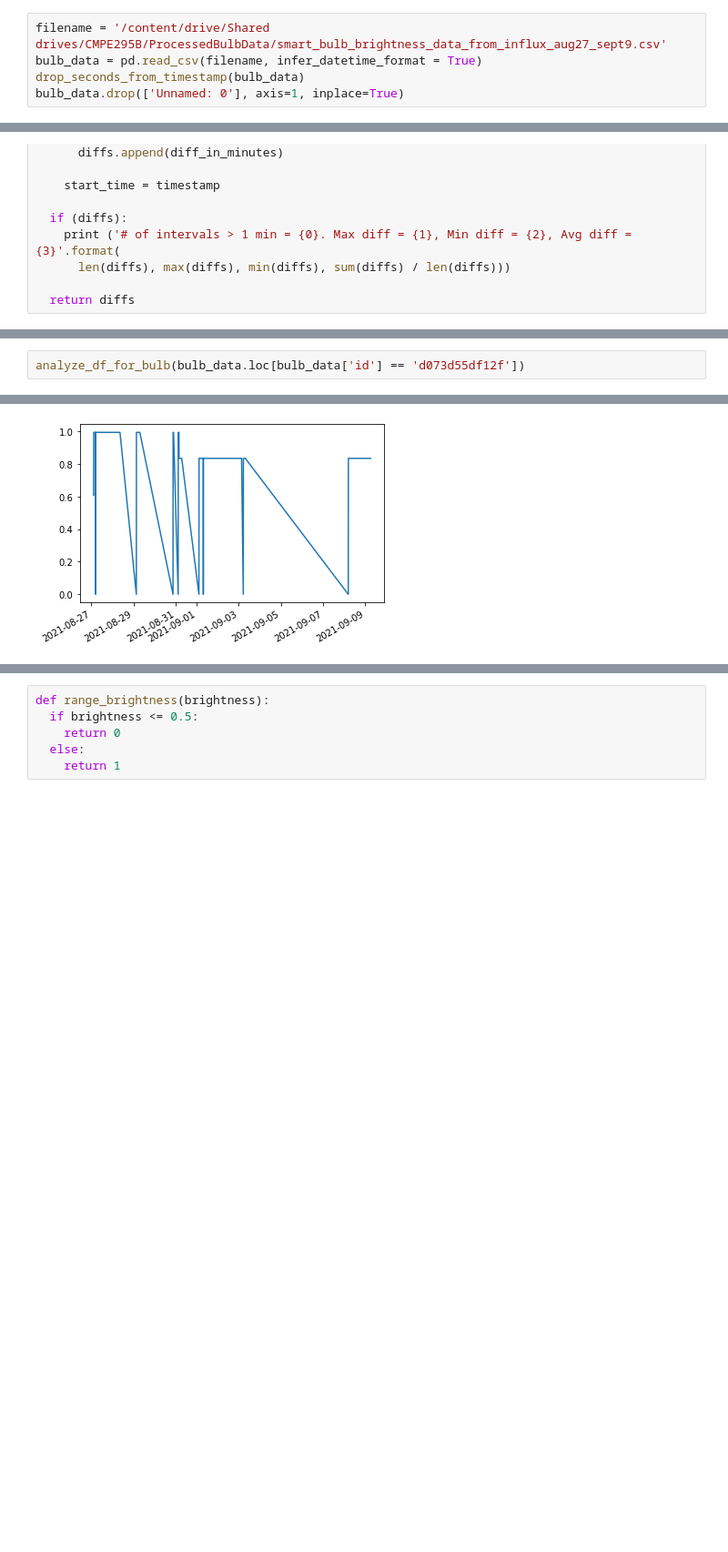
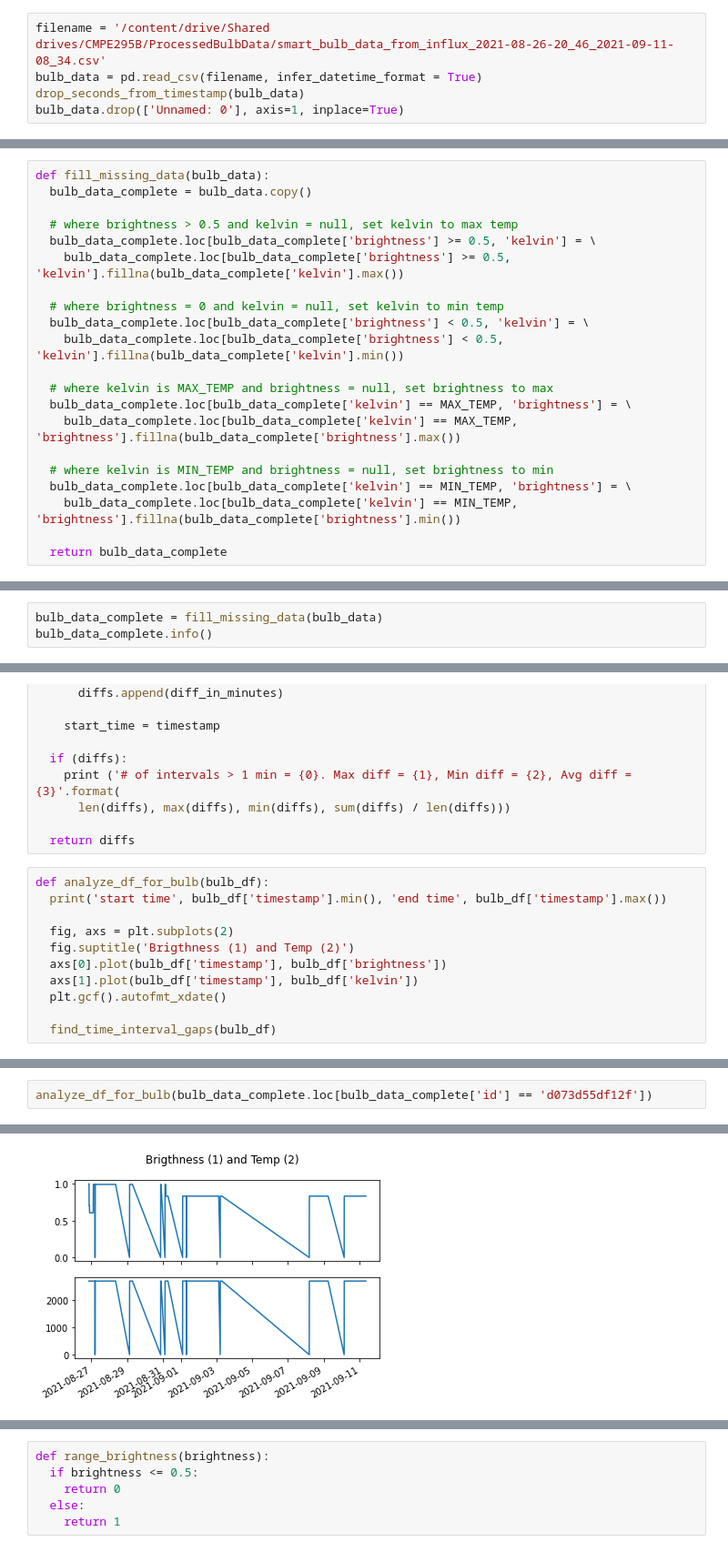
Before and after one commit to smannan/LIFXBulbAnalysis, a Jupyter notebook: SmartBulbDataExploration.ipynb, the cells around one changed output, grey strips where cells are left out. Shown at 91% size. Drawn from its saved outputs; the diff is of its cells as text; blank space fills up the shorter version.

Commit message:
Incorporate temperature in Kelvin into the dataset

```diff
--- a/SmartBulbDataExploration.ipynb
+++ b/SmartBulbDataExploration.ipynb
@@ -35,7 +37,7 @@ def drop_seconds_from_timestamp(df):
   bulb_data['timestamp'] = bulb_data['timestamp'].dt.strftime('%Y-%m-%d %H:%M')
   bulb_data['timestamp'] = pd.to_datetime(bulb_data['timestamp'])
 # %%
-filename = '/content/drive/Shared drives/CMPE295B/ProcessedBulbData/smart_bulb_brightness_data_from_influx_aug27_sept9.csv'
+filename = '/content/drive/Shared drives/CMPE295B/ProcessedBulbData/smart_bulb_data_from_influx_2021-08-26-20_46_2021-09-11-08_34.csv'
 bulb_data = pd.read_csv(filename, infer_datetime_format = True)
 drop_seconds_from_timestamp(bulb_data)
 bulb_data.drop(['Unnamed: 0'], axis=1, inplace=True)
@@ -85,0 +90,21 @@ def analyze_df_for_bulb(bulb_df):
+# %%
+def fill_missing_data(bulb_data):
+  bulb_data_complete = bulb_data.copy()
+
+  # where brightness > 0.5 and kelvin = null, set kelvin to max temp
+  bulb_data_complete.loc[bulb_data_complete['brightness'] >= 0.5, 'kelvin'] = \
+    bulb_data_complete.loc[bulb_data_complete['brightness'] >= 0.5, 'kelvin'].fillna(bulb_data_complete['kelvin'].max())
+
+  # where brightness = 0 and kelvin = null, set kelvin to min temp
+  bulb_data_complete.loc[bulb_data_complete['brightness'] < 0.5, 'kelvin'] = \
+    bulb_data_complete.loc[bulb_data_complete['brightness'] < 0.5, 'kelvin'].fillna(bulb_data_complete['kelvin'].min())
+
+  # where kelvin is MAX_TEMP and brightness = null, set brightness to max
+  bulb_data_complete.loc[bulb_data_complete['kelvin'] == MAX_TEMP, 'brightness'] = \
+    bulb_data_complete.loc[bulb_data_complete['kelvin'] == MAX_TEMP, 'brightness'].fillna(bulb_data_complete['brightness'].max())
+
+  # where kelvin is MIN_TEMP and brightness = null, set brightness to min
+  bulb_data_complete.loc[bulb_data_complete['kelvin'] == MIN_TEMP, 'brightness'] = \
+    bulb_data_complete.loc[bulb_data_complete['kelvin'] == MIN_TEMP, 'brightness'].fillna(bulb_data_complete['brightness'].min())
+
+  return bulb_data_complete
@@ -85,0 +114,3 @@ def analyze_df_for_bulb(bulb_df):
+# %%
+bulb_data_complete = fill_missing_data(bulb_data)
+bulb_data_complete.info()
@@ -102,3 +145,14 @@ def find_time_interval_gaps(bulb_df, interval=1.0):
       len(diffs), max(diffs), min(diffs), sum(diffs) / len(diffs)))
 
   return diffs
+# %%
+def analyze_df_for_bulb(bulb_df):
+  print('start time', bulb_df['timestamp'].min(), 'end time', bulb_df['timestamp'].max())
+
+  fig, axs = plt.subplots(2)
+  fig.suptitle('Brigthness (1) and Temp (2)')
+  axs[0].plot(bulb_df['timestamp'], bulb_df['brightness'])
+  axs[1].plot(bulb_df['timestamp'], bulb_df['kelvin'])
+  plt.gcf().autofmt_xdate()
+
+  find_time_interval_gaps(bulb_df)
@@ -105,3 +161,3 @@ def find_time_interval_gaps(bulb_df, interval=1.0):
 # %%
-analyze_df_for_bulb(bulb_data.loc[bulb_data['id'] == 'd073d55df12f'])
+analyze_df_for_bulb(bulb_data_complete.loc[bulb_data_complete['id'] == 'd073d55df12f'])
 # %% [output]
@@ -110,4 +166,4 @@ start time 2021-08-27 02:34:00 end time 2021-09-09 05:54:00
-[figure, old version]
+[figure, new version]
 # %%
 def fill_in_missing_times(bulb_data, id):
   light_df = bulb_data.loc[bulb_data['id'] == id]
```
Also changed, not shown: parts of 21 cells of this notebook.
